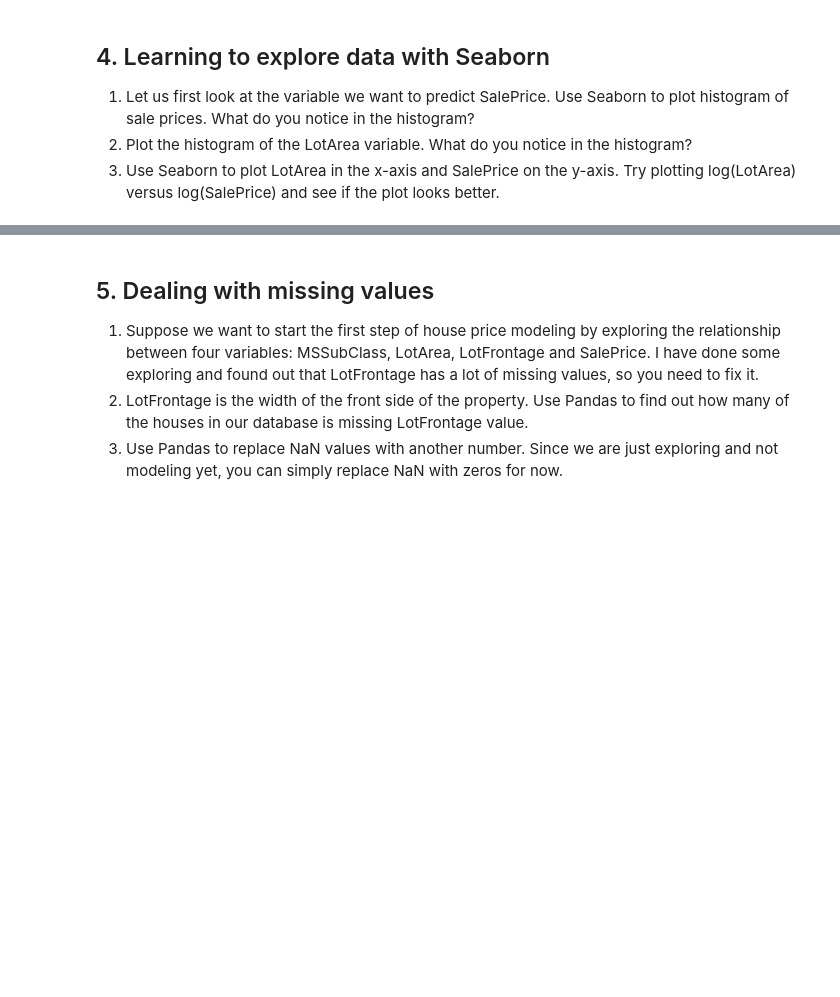
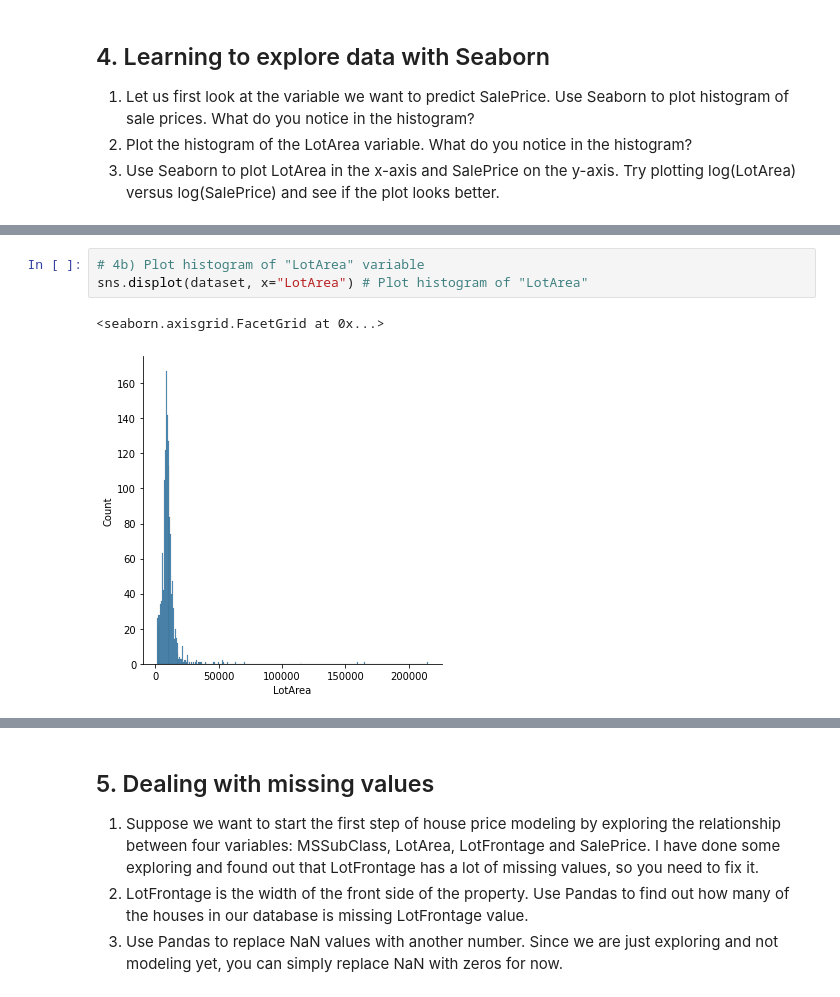
Before and after one commit to teerameth/FRA311-AI_Labs, a Jupyter notebook: Lab 1/lab01_notebook.ipynb, the cells around one changed output, grey strips where cells are left out. Drawn from its saved outputs; the diff is of its cells as text; blank space fills up the shorter version.

```diff
--- a/Lab 1/lab01_notebook.ipynb
+++ b/Lab 1/lab01_notebook.ipynb
@@ -13,0 +76,6 @@
+# %%
+# 4b) Plot histogram of "LotArea" variable
+sns.displot(dataset, x="LotArea") # Plot histogram of "LotArea"
+# %% [output]
+<seaborn.axisgrid.FacetGrid at 0x...>
+[figure, added]
```
Also changed, not shown: parts of 25 cells of this notebook, 7 other files.
